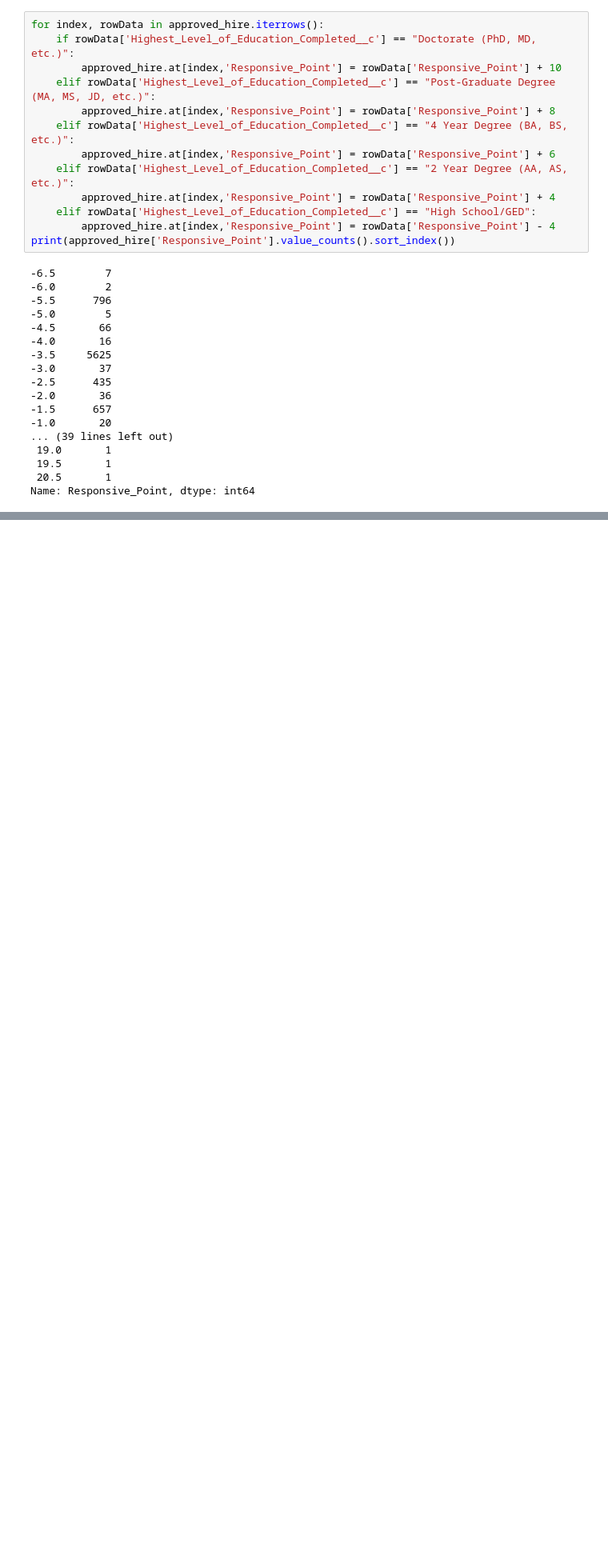
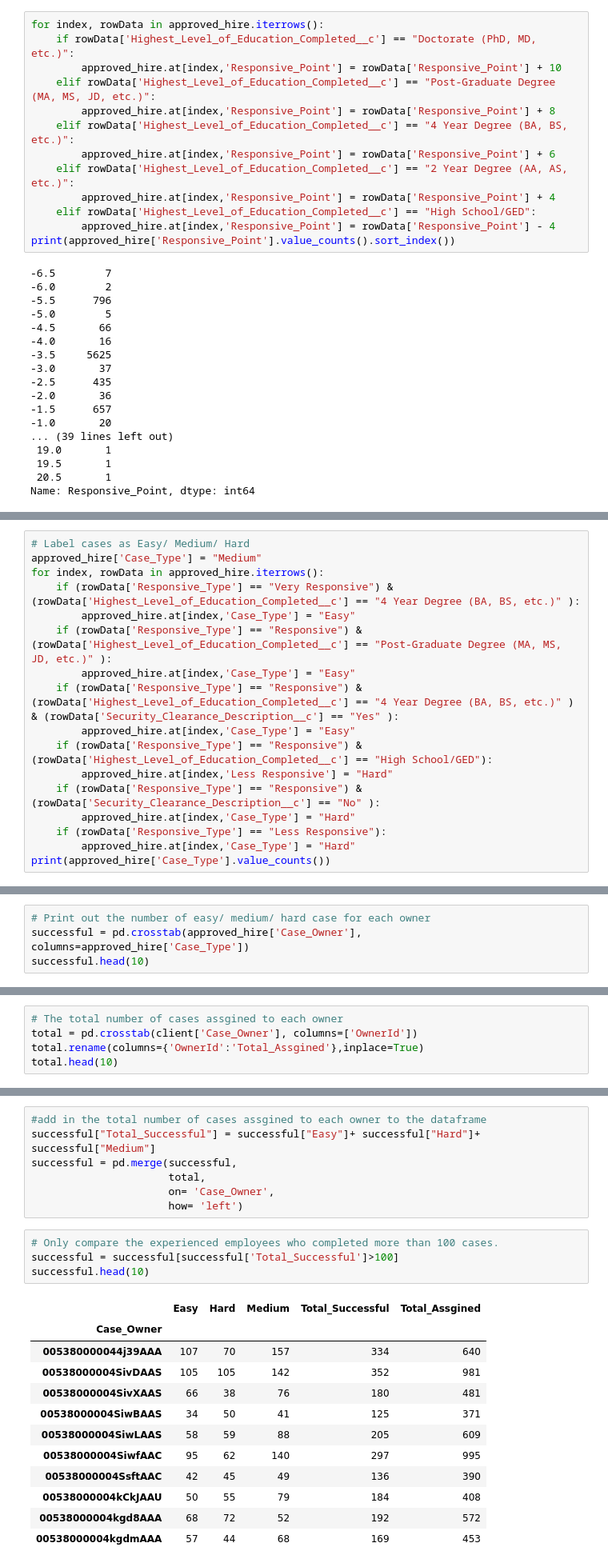
Before and after one commit to iAlhasan/DSP-Project, a Jupyter notebook: Quynh_StoryLine#2.ipynb, the cells around one changed output, grey strips where cells are left out. Shown at 80% size. Drawn from its saved outputs; the diff is of its cells as text; blank space fills up the shorter version.

```diff
--- a/Quynh_StoryLine#2.ipynb
+++ b/Quynh_StoryLine#2.ipynb
@@ -1175,0 +1179,17 @@ table
+# %%
+# Label cases as Easy/ Medium/ Hard
+approved_hire['Case_Type'] = "Medium"
+for index, rowData in approved_hire.iterrows():
+    if (rowData['Responsive_Type'] == "Very Responsive") & (rowData['Highest_Level_of_Education_Completed__c'] == "4 Year Degree (BA, BS, etc.)" ):
+        approved_hire.at[index,'Case_Type'] = "Easy"
+    if (rowData['Responsive_Type'] == "Responsive") & (rowData['Highest_Level_of_Education_Completed__c'] == "Post-Graduate Degree (MA, MS, JD, etc.)" ):
+        approved_hire.at[index,'Case_Type'] = "Easy"
+    if (rowData['Responsive_Type'] == "Responsive") & (rowData['Highest_Level_of_Education_Completed__c'] == "4 Year Degree (BA, BS, etc.)" ) & (rowData['Security_Clearance_Description__c'] == "Yes" ):
+        approved_hire.at[index,'Case_Type'] = "Easy"
+    if (rowData['Responsive_Type'] == "Responsive") & (rowData['Highest_Level_of_Education_Completed__c'] == "High School/GED"):
+        approved_hire.at[index,'Less Responsive'] = "Hard"
+    if (rowData['Responsive_Type'] == "Responsive") & (rowData['Security_Clearance_Description__c'] == "No" ):
+        approved_hire.at[index,'Case_Type'] = "Hard"
+    if (rowData['Responsive_Type'] == "Less Responsive"):
+        approved_hire.at[index,'Case_Type'] = "Hard"
+print(approved_hire['Case_Type'].value_counts())
@@ -1175,0 +1201,4 @@ table
+# %%
+# Print out the number of easy/ medium/ hard case for each owner
+successful = pd.crosstab(approved_hire['Case_Owner'], columns=approved_hire['Case_Type'])
+successful.head(10)
@@ -1175,0 +1218,5 @@ table
+# %%
+# The total number of cases assgined to each owner
+total = pd.crosstab(client['Case_Owner'], columns=['OwnerId'])
+total.rename(columns={'OwnerId':'Total_Assgined'},inplace=True)
+total.head(10)
@@ -1175,0 +1236,24 @@ table
+# %%
+#add in the total number of cases assgined to each owner to the dataframe
+successful["Total_Successful"] = successful["Easy"]+ successful["Hard"]+ successful["Medium"]
+successful = pd.merge(successful,
+                      total,
+                      on= 'Case_Owner',
+                      how= 'left')
+# %%
+# Only compare the experienced employees who completed more than 100 cases.
+successful = successful[successful['Total_Successful']>100]
+successful.head(10)
+# %% [output]
+|  | Easy | Hard | Medium | Total_Successful | Total_Assgined |
+| Case_Owner |  |  |  |  |  |
+| 005380000044j39AAA | 107 | 70 | 157 | 334 | 640 |
+| 00538000004SivDAAS | 105 | 105 | 142 | 352 | 981 |
+| 00538000004SivXAAS | 66 | 38 | 76 | 180 | 481 |
+| 00538000004SiwBAAS | 34 | 50 | 41 | 125 | 371 |
+| 00538000004SiwLAAS | 58 | 59 | 88 | 205 | 609 |
+| 00538000004SiwfAAC | 95 | 62 | 140 | 297 | 995 |
+| 00538000004SsftAAC | 42 | 45 | 49 | 136 | 390 |
+| 00538000004kCkJAAU | 50 | 55 | 79 | 184 | 408 |
+| 00538000004kgd8AAA | 68 | 72 | 52 | 192 | 572 |
+| 00538000004kgdmAAA | 57 | 44 | 68 | 169 | 453 |
```
Also changed, not shown: parts of 60 cells of this notebook.
